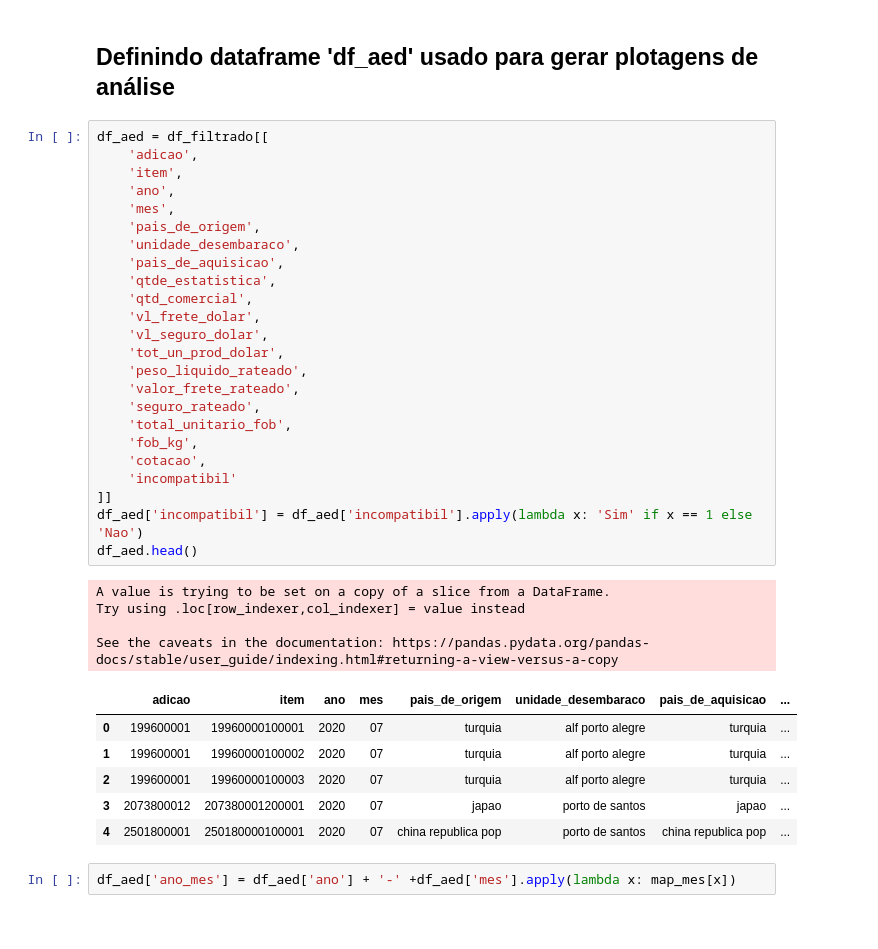
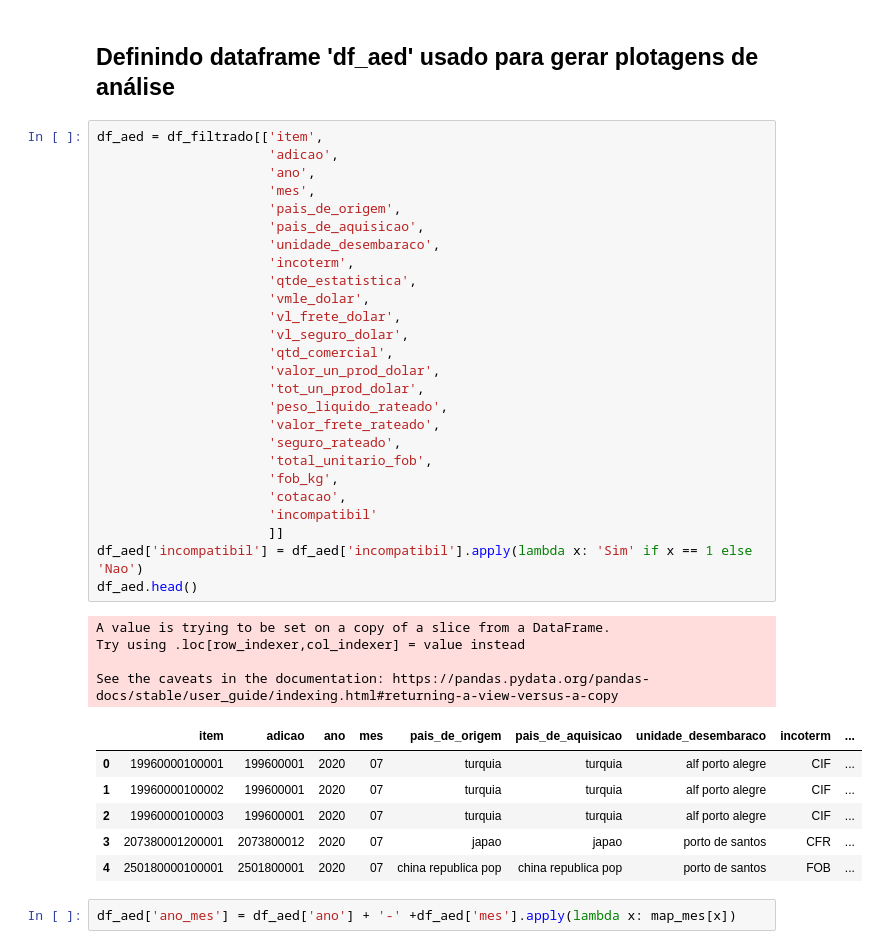
Before and after one commit to Mastroiani/TCC, a Jupyter notebook: TTOAED.ipynb, the cells around one changed output. Drawn from its saved outputs; the diff is of its cells as text.

```diff
--- a/TTOAED.ipynb
+++ b/TTOAED.ipynb
@@ -803,40 +803,42 @@ df_medias
 # %% [markdown]
 # <h2>Definindo dataframe 'df_aed' usado para gerar plotagens de análise</h2>
 # %%
-df_aed = df_filtrado[[
-    'adicao',
-    'item',
-    'ano',
-    'mes',
-    'pais_de_origem',
-    'unidade_desembaraco',
-    'pais_de_aquisicao',
-    'qtde_estatistica',
-    'qtd_comercial',
-    'vl_frete_dolar',
-    'vl_seguro_dolar',
-    'tot_un_prod_dolar',
-    'peso_liquido_rateado',
-    'valor_frete_rateado',
-    'seguro_rateado',
-    'total_unitario_fob',
-    'fob_kg',
-    'cotacao',
-    'incompatibil'
-]]
+df_aed = df_filtrado[['item',
+                      'adicao',
+                      'ano',
+                      'mes',
+                      'pais_de_origem',
+                      'pais_de_aquisicao',
+                      'unidade_desembaraco',
+                      'incoterm',
+                      'qtde_estatistica',
+                      'vmle_dolar',
+                      'vl_frete_dolar',
+                      'vl_seguro_dolar',
+                      'qtd_comercial',
+                      'valor_un_prod_dolar',
+                      'tot_un_prod_dolar',
+                      'peso_liquido_rateado',
+                      'valor_frete_rateado',
+                      'seguro_rateado',
+                      'total_unitario_fob',
+                      'fob_kg',
+                      'cotacao',
+                      'incompatibil'
+                      ]]
 df_aed['incompatibil'] = df_aed['incompatibil'].apply(lambda x: 'Sim' if x == 1 else 'Nao')
 df_aed.head()
 # %% [output]
 A value is trying to be set on a copy of a slice from a DataFrame.
 Try using .loc[row_indexer,col_indexer] = value instead
 
 See the caveats in the documentation: https://pandas.pydata.org/pandas-docs/stable/user_guide/indexing.html#returning-a-view-versus-a-copy
-|  | adicao | item | ano | mes | pais_de_origem | unidade_desembaraco | pais_de_aquisicao | ... |
-| 0 | 199600001 | 19960000100001 | 2020 | 07 | turquia | alf porto alegre | turquia | ... |
-| 1 | 199600001 | 19960000100002 | 2020 | 07 | turquia | alf porto alegre | turquia | ... |
-| 2 | 199600001 | 19960000100003 | 2020 | 07 | turquia | alf porto alegre | turquia | ... |
-| 3 | 2073800012 | 207380001200001 | 2020 | 07 | japao | porto de santos | japao | ... |
-| 4 | 2501800001 | 250180000100001 | 2020 | 07 | china republica pop | porto de santos | china republica pop | ... |
+|  | item | adicao | ano | mes | pais_de_origem | pais_de_aquisicao | unidade_desembaraco | incoterm | ... |
+| 0 | 19960000100001 | 199600001 | 2020 | 07 | turquia | turquia | alf porto alegre | CIF | ... |
+| 1 | 19960000100002 | 199600001 | 2020 | 07 | turquia | turquia | alf porto alegre | CIF | ... |
+| 2 | 19960000100003 | 199600001 | 2020 | 07 | turquia | turquia | alf porto alegre | CIF | ... |
+| 3 | 207380001200001 | 2073800012 | 2020 | 07 | japao | japao | porto de santos | CFR | ... |
+| 4 | 250180000100001 | 2501800001 | 2020 | 07 | china republica pop | china republica pop | porto de santos | FOB | ... |
 # %%
 df_aed['ano_mes'] = df_aed['ano'] + '-' +df_aed['mes'].apply(lambda x: map_mes[x])
 # %% [output]
```
Also changed, not shown: parts of 14 cells of this notebook.
